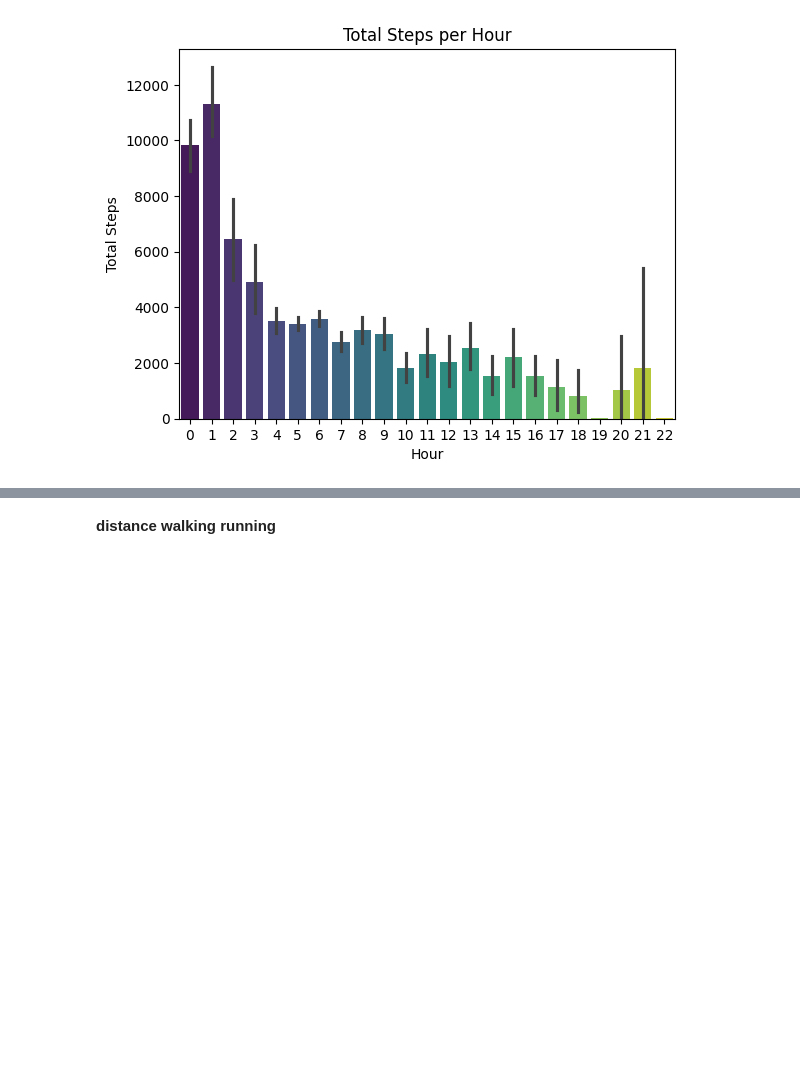
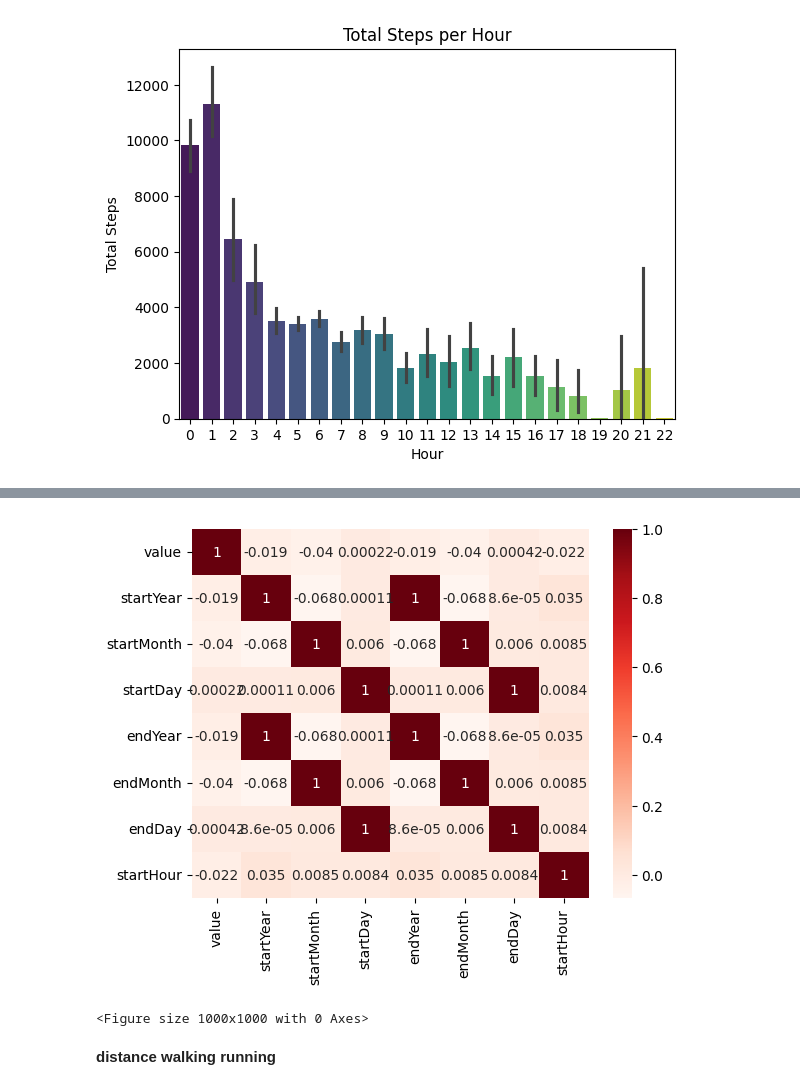
Before and after one commit to YomnaElmousalami/AppleHealthData_Analysis, a Jupyter notebook: Analyze_Sis_health_Data.ipynb, the cells around one changed output, grey strips where cells are left out. Saved outputs shown, nothing was run; the diff lists cells and outputs as text; code cells hidden in the pictures; blank space fills up the shorter version.

```diff
--- a/Analyze_Sis_health_Data.ipynb
+++ b/Analyze_Sis_health_Data.ipynb
@@ -1487,0 +1503,10 @@ Passing `palette` without assigning `hue` is deprecated and will be removed in v
+# %%
+numeric_df = step_count.select_dtypes(include=['number'])
+matrix = numeric_df.corr()
+
+sns.heatmap(matrix, cmap="Reds", annot=True);
+plt.figure(figsize=(10, 10));
+plt.show();
+# %% [output]
+[figure, added]
+<Figure size 1000x1000 with 0 Axes>
```
Also changed, not shown: parts of 14 cells of this notebook.
